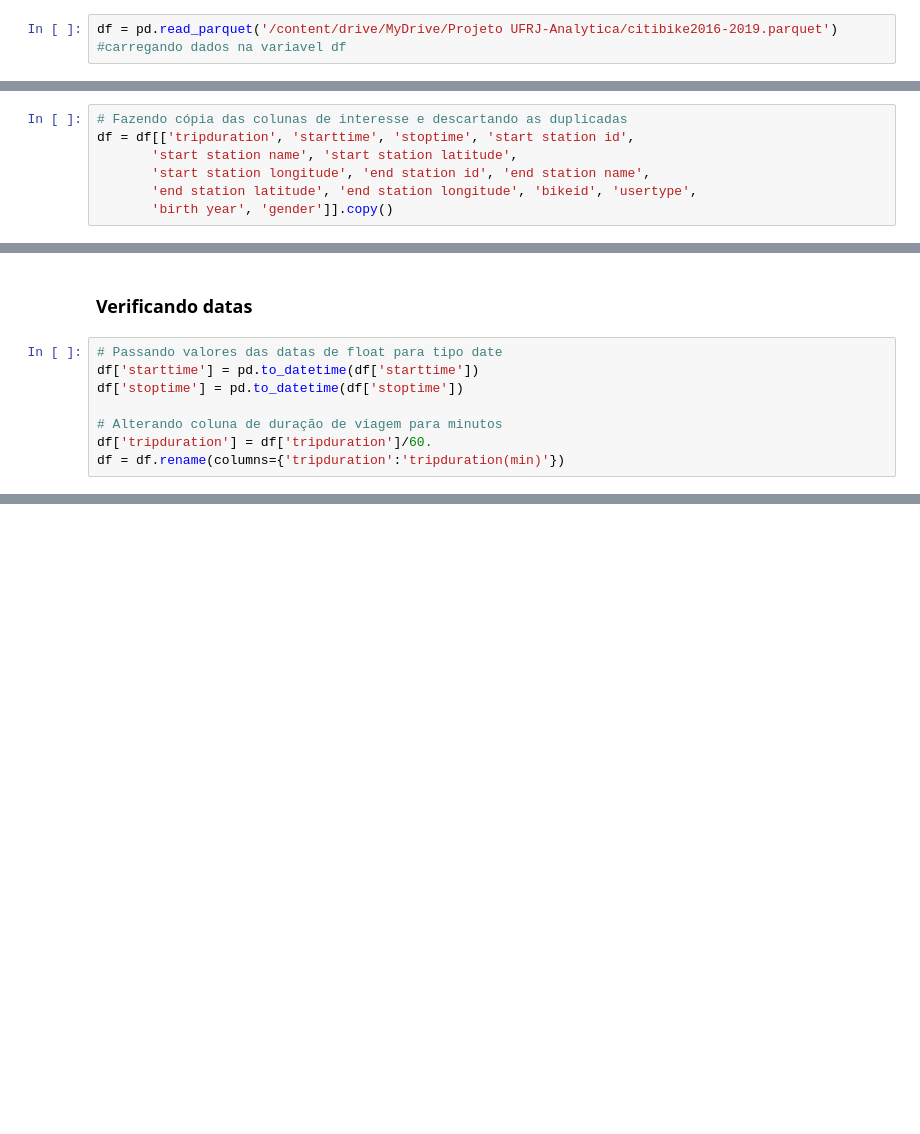
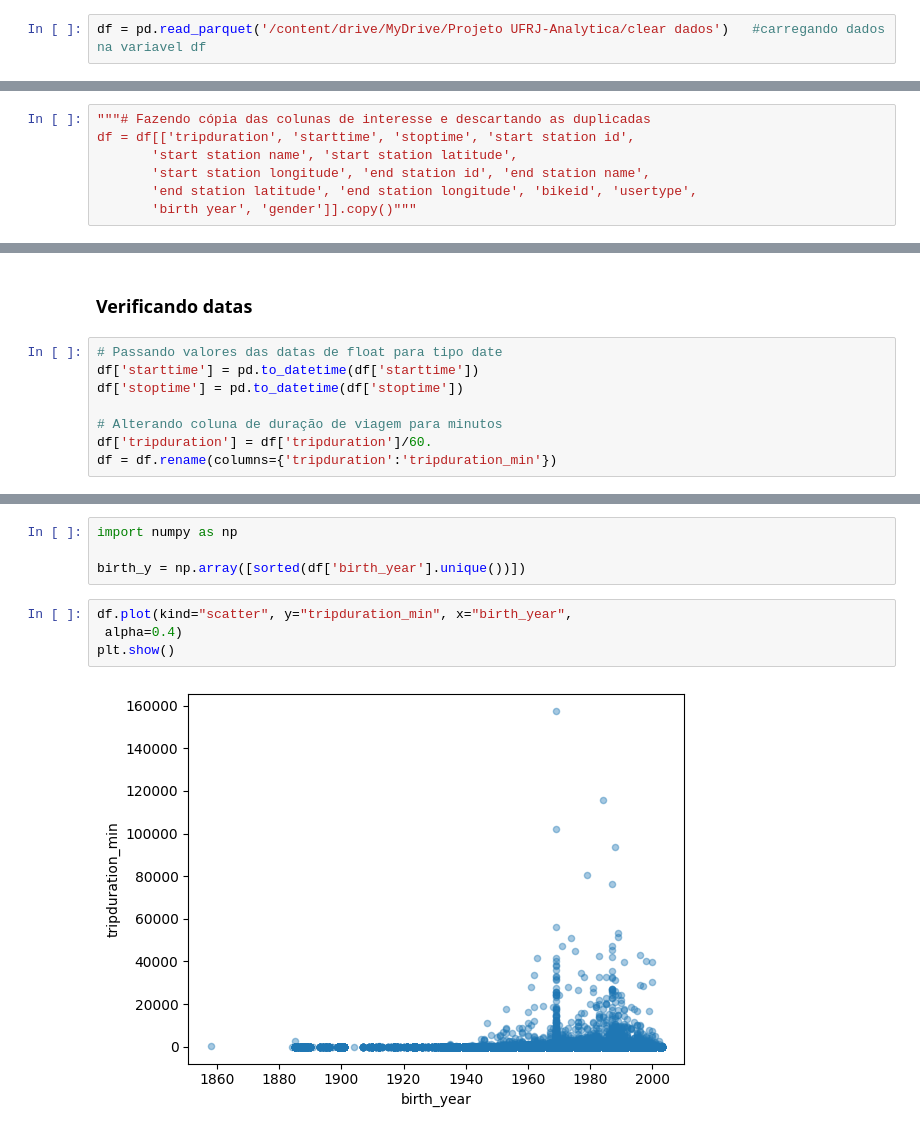
Before and after one commit to luiz-phy/Projeto-Citi-Bike, a Jupyter notebook: Projeto_Citi_Bike.ipynb, the cells around one changed output, grey strips where cells are left out. Saved outputs shown, nothing was run; the diff lists cells and outputs as text; blank space fills up the shorter version.

```diff
--- a/Projeto_Citi_Bike.ipynb
+++ b/Projeto_Citi_Bike.ipynb
@@ -22,7 +22,7 @@ import matplotlib.pyplot as plt
 
 pd.set_option('display.max_columns', 100)   # Mostra todas as colunas do dataset
 # %%
-df = pd.read_parquet('/content/drive/MyDrive/Projeto UFRJ-Analytica/citibike2016-2019.parquet')   #carregando dados na variavel df
+df = pd.read_parquet('/content/drive/MyDrive/Projeto UFRJ-Analytica/clear dados')   #carregando dados na variavel df
 # %%
 df.head(5)
 # %% [output]
@@ -49,11 +49,11 @@ Index(['tripduration', 'starttime', 'stoptime', 'start station id',
       dtype='object')
 # %%
-# Fazendo cópia das colunas de interesse e descartando as duplicadas
+"""# Fazendo cópia das colunas de interesse e descartando as duplicadas
 df = df[['tripduration', 'starttime', 'stoptime', 'start station id',
        'start station name', 'start station latitude',
        'start station longitude', 'end station id', 'end station name',
        'end station latitude', 'end station longitude', 'bikeid', 'usertype',
-       'birth year', 'gender']].copy()
+       'birth year', 'gender']].copy()"""
 # %%
 # Renomeando colunas
 df = df.rename(columns={'start station id':'start_station_id',
@@ -162,4 +162,4 @@ df['stoptime'] = pd.to_datetime(df['stoptime'])
 
 # Alterando coluna de duração de viagem para minutos
 df['tripduration'] = df['tripduration']/60.
-df = df.rename(columns={'tripduration':'tripduration(min)'})
+df = df.rename(columns={'tripduration':'tripduration_min'})
@@ -174,0 +178,10 @@ df.head(5)
+# %%
+import numpy as np
+
+birth_y = np.array([sorted(df['birth_year'].unique())])
+# %%
+df.plot(kind="scatter", y="tripduration_min", x="birth_year",
+ alpha=0.4)
+plt.show()
+# %% [output]
+[figure, added]
```
Also changed, not shown: parts of 13 cells of this notebook.
